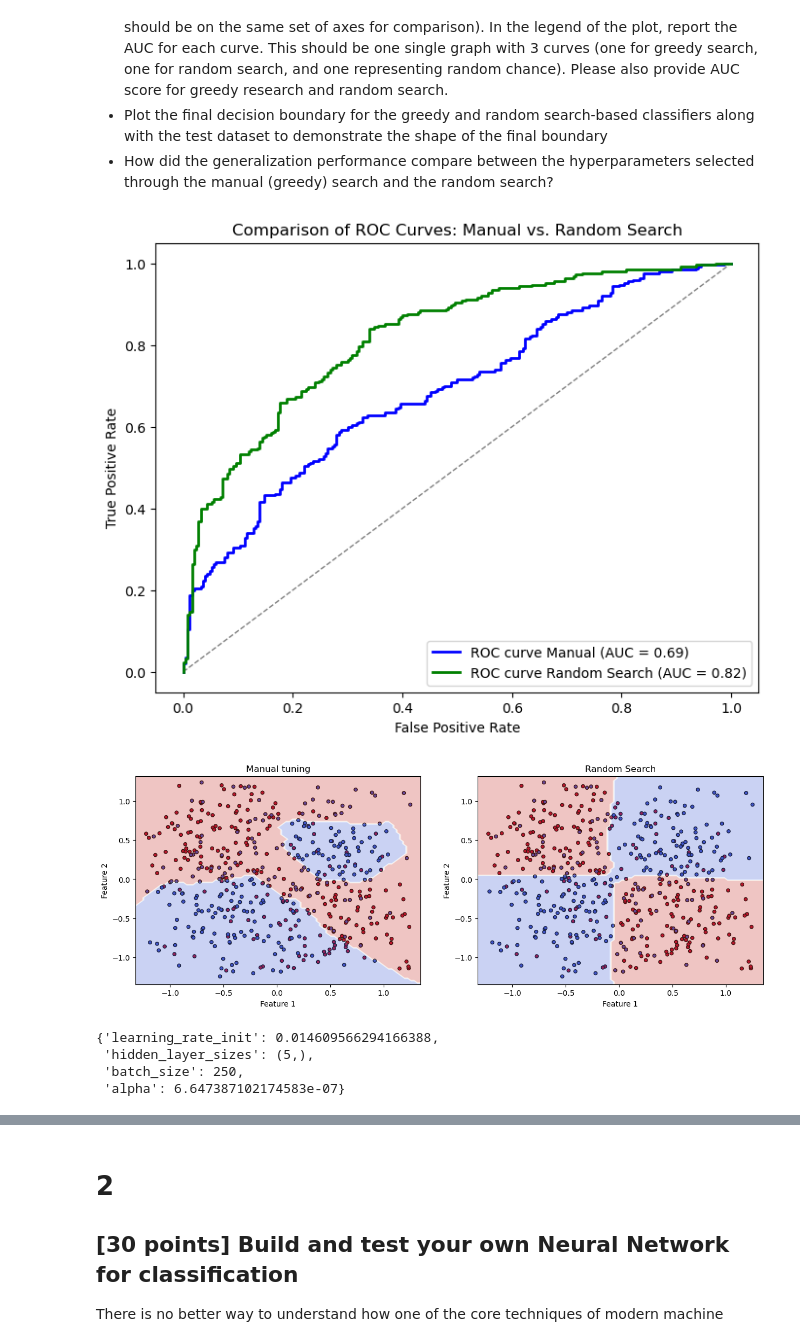
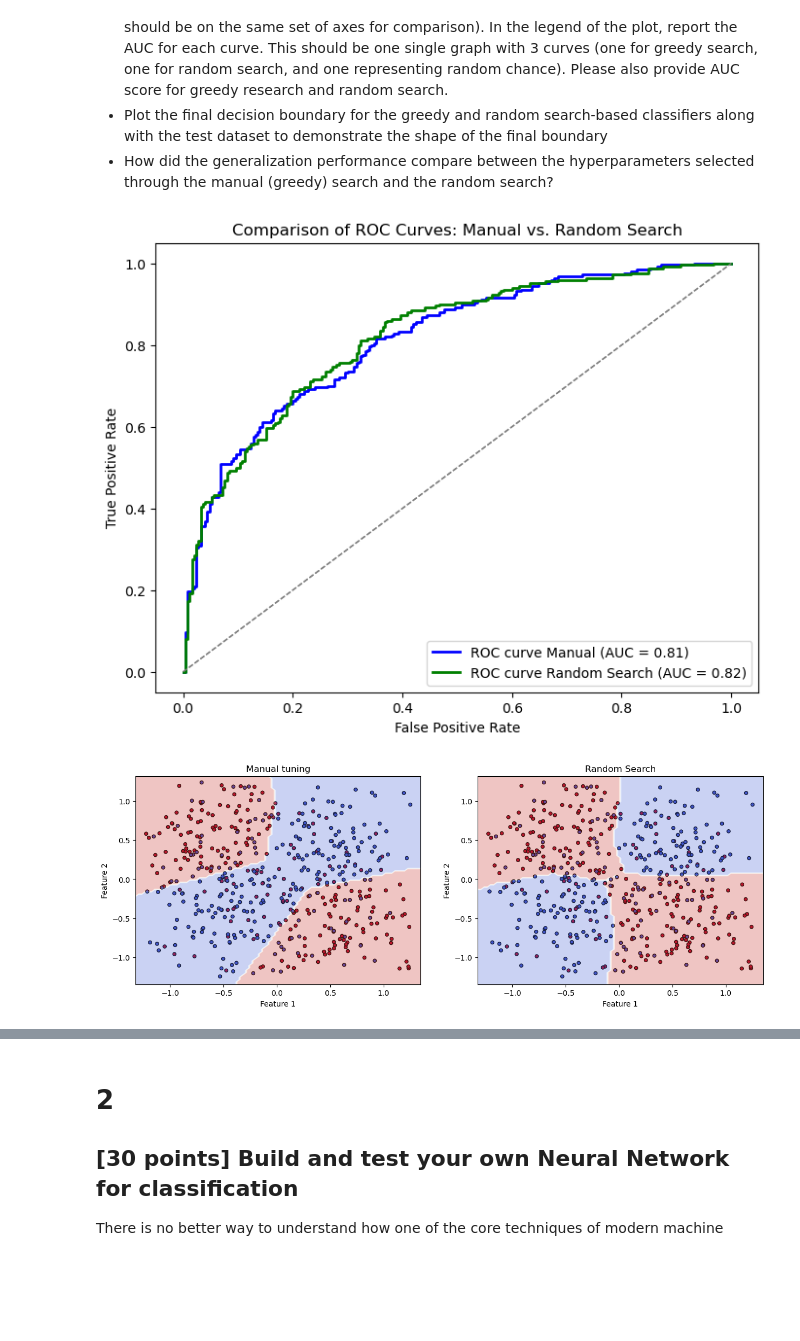
Before and after one commit to dani-jimlar/ML_assignments, a Jupyter notebook: a_4/Assignment_4.ipynb, the cells around one changed output, grey strips where cells are left out. Saved outputs shown, nothing was run; the diff lists cells and outputs as text; code cells hidden in the pictures; blank space fills up the shorter version.

```diff
--- a/a_4/Assignment_4.ipynb
+++ b/a_4/Assignment_4.ipynb
@@ -446,15 +479,16 @@ Text(0.5, 1.0, 'Batch size')
 # %%
 op_lr = lr_list[np.argmax(list_av_lr_scores)]
 op_rp = rp_list[np.argmax(list_av_rp_scores)]
+op_bz = bz_list[np.argmax(list_av_bz_scores)]
 
 print(
-    f"Since the learning rate graph was noisy , the fit-score procedure was repeared ten times,\n the new optimal value for learning rate is:{op_lr}"
+    f"Since the learning rate graph was noisy , the fit-score procedure was repeared ten times,\n the new optimal value for learning rate is:{op_lr:2f}"
 )
 print(
-    f"Since the regularization parameter graph was noisy, the fit-score procedure was repeared ten times,\n the new optimal value for batch size is: {op_rp}"
+    f"Since the regularization parameter graph was noisy, the fit-score procedure was repeared ten times,\n the new optimal value for batch size is: {op_rp:2f}"
 )
 print(
-    f"Since the batch size was not noisy, the fit-score procedure was not repeated,\n the optimal value for batch size is: {op_bz}"
+    f"Since the batch size graph was noisy, the fit-score procedure was repeated,\n the optimal value for batch size is: {op_bz}"
 )
 # %% [output]
 Since the learning rate graph was noisy , the fit-score procedure was repeared ten times,
@@ -472,10 +506,12 @@ Report the accuracy of your model on the validation data. For plotting these res
 - When you select your optimized parameters, be sure to keep in mind that these values may be sensitive to the data and may offer the potential to have high variance for larger models. Therefore, select the model with the highest accuracy but lowest number of total model weights (all else equal, the simpler model is preferred).
 - What do the results show? Which parameters did you select and why?
 # %%
+from sklearn.metrics import accuracy_score
+
 nodes_l = [1, 2, 3, 4, 5, 10, 15, 25, 30]
 layers_l = [1, 2, 3, 4]
 
-oo_model = MLPClassifier(
+ooo_model = MLPClassifier(
     learning_rate_init=0.03,
     hidden_layer_sizes=(30, 30),
     alpha=0,
@@ -493,16 +529,18 @@ accuracy_scores_layers = []
 
 for nodes in nodes_l:
     for layer in layers_l:
-        hidden_layer_sizes = tuple([nodes] * (layer))
-        oo_model.set_params(
+        hidden_layer_s = tuple([nodes] * (layer))
+        ooo_model.set_params(
             learning_rate_init=op_lr,
             alpha=op_rp,
             batch_size=op_bz,
-            hidden_layer_sizes=hidden_layer_sizes,
+            hidden_layer_sizes=hidden_layer_s,
         )
-        oo_model.fit(X_train, y_train)
-        accuracy_score = oo_model.score(X_val, y_val)
-        accuracy_scores_layers.append(accuracy_score)
+        ooo_model.fit(X_train, y_train)
+        y_hat = ooo_model.predict(X_val)
+        # accuracy_score = oo_model.score(X_val, y_val)
+        acc_score = accuracy_score(y_val, y_hat)
+        accuracy_scores_layers.append(acc_score)
 
 accuracy_matrix = np.array(accuracy_scores_layers).reshape(len(layers_l), len(nodes_l))
 # %%
@@ -546,9 +584,9 @@ plt.show()
 # %%
 from sklearn.metrics import roc_curve, roc_auc_score
 
-fn_model = MLPClassifier(
+gr1_model = MLPClassifier(
     learning_rate_init=op_lr,
-    hidden_layer_sizes=(15, 15, 15, 15),
+    hidden_layer_sizes=(10, 10, 10),
     alpha=op_rp,
     solver="sgd",
     tol=1e-5,
@@ -560,9 +598,9 @@ fn_model = MLPClassifier(
 )
 
 
-fn_model.fit(X_train_plus_val, y_train_plus_val)
-ac_sc_test = fn_model.score(X_test, y_test)
-y_hat_test = fn_model.predict_proba(X_test)[:, 1]
+gr1_model.fit(X_train_plus_val, y_train_plus_val)
+ac_sc_test = gr1_model.score(X_test, y_test)
+y_hat_test = gr1_model.predict_proba(X_test)[:, 1]
 
 fpr, tpr, thres = roc_curve(y_test, y_hat_test)
 auc_score = roc_auc_score(y_test, y_hat_test)
@@ -626,7 +664,7 @@ param_dict = {
     "alpha": rp_log_list,
 }
 
-mcv = MLPClassifier(
+mcv2 = MLPClassifier(
     random_state=12,
     solver="sgd",
     tol=1e-5,
@@ -637,7 +675,7 @@ mcv = MLPClassifier(
 )
 
 random_search = RandomizedSearchCV(
-    estimator=mcv,
+    estimator=mcv2,
     param_distributions=param_dict,
     n_iter=200,
     scoring="accuracy",
@@ -675,6 +713,7 @@ plt.plot(
     lw=2,
     label="ROC curve Random Search (AUC = %0.2f)" % auc_score_rs,
 )
+plt.plot([0, 1], [0, 1], color="gray", lw=1, linestyle="--")
 
 plt.xlabel("False Positive Rate")
 plt.ylabel("True Positive Rate")
@@ -682,19 +721,12 @@ plt.title("Comparison of ROC Curves: Manual vs. Random Search")
 plt.legend(loc="lower right")
 plt.show()
 # %% [output]
-[figure, old version]
+[figure, new version]
 # %%
 fig, axs = plt.subplots(1, 2, figsize=(15, 5))
 
-plot_decision_boundary(X_train, y_train, fn_model, "Manual tuning", axs[0])
+plot_decision_boundary(X_train, y_train, gr1_model, "Manual tuning", axs[0])
 plot_decision_boundary(X_train, y_train, random_search, "Random Search", axs[1])
 # %% [output]
-[figure, old version]
+[figure, new version]
-# %%
-bp_rs
-# %% [output]
-{'learning_rate_init': 0.014609566294166388,
- 'hidden_layer_sizes': (5,),
- 'batch_size': 250,
- 'alpha': 6.647387102174583e-07}
 # %%
```
Also changed, not shown: parts of 23 cells of this notebook.
